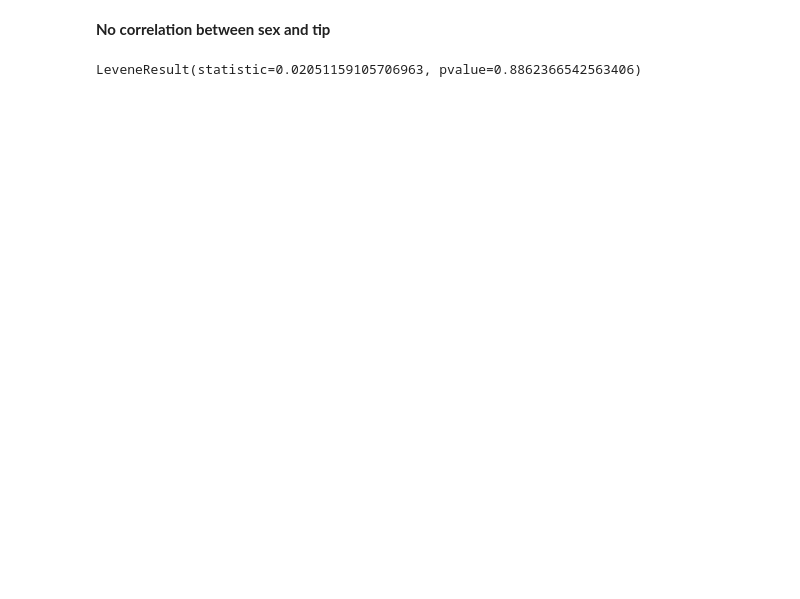
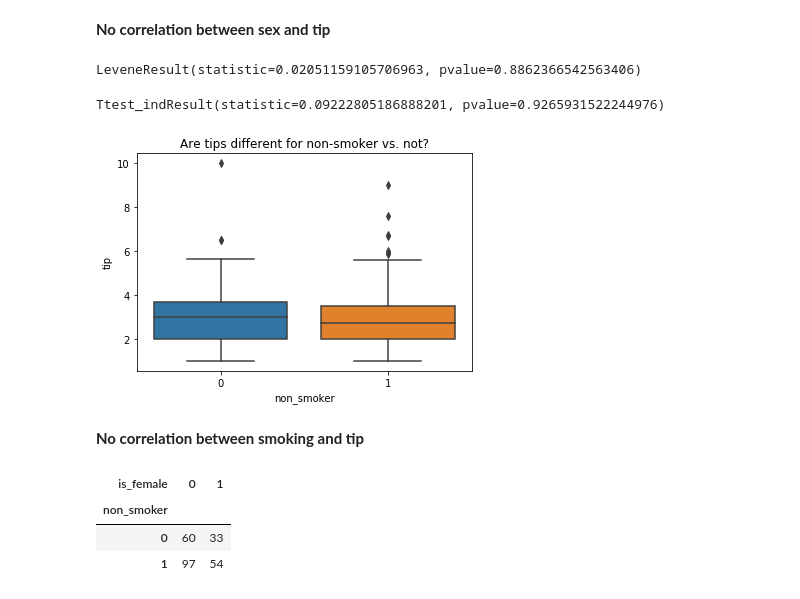
Before and after one commit to matt-c-knight/clustering-exercises, a Jupyter notebook: explore_tips.ipynb, the cells around one changed output. Cells and saved outputs as stored; diff of their text form; code cells hidden in the pictures; blank space fills up the shorter version.

```diff
--- a/explore_tips.ipynb
+++ b/explore_tips.ipynb
@@ -72,0 +81,13 @@ LeveneResult(statistic=0.02051159105706963, pvalue=0.8862366542563406)
+# %%
+stats.ttest_ind(smoker.tip, non_smoker.tip,
+                equal_var=True)
+# %% [output]
+Ttest_indResult(statistic=0.09222805186888201, pvalue=0.9265931522244976)
+# %%
+sns.boxplot(tips.non_smoker, tips.tip)
+plt.title("Are tips different for non-smoker vs. not?")
+plt.show()
+# %% [output]
+[figure, added]
+# %% [markdown]
+**No correlation between smoking and tip**
@@ -72,0 +96,8 @@ LeveneResult(statistic=0.02051159105706963, pvalue=0.8862366542563406)
+# %%
+observed = pd.crosstab(tips.non_smoker, tips.is_female)
+observed
+# %% [output]
+| is_female | 0 | 1 |
+| non_smoker |  |  |
+| 0 | 60 | 33 |
+| 1 | 97 | 54 |
```
Also changed, not shown: parts of 6 cells of this notebook.
